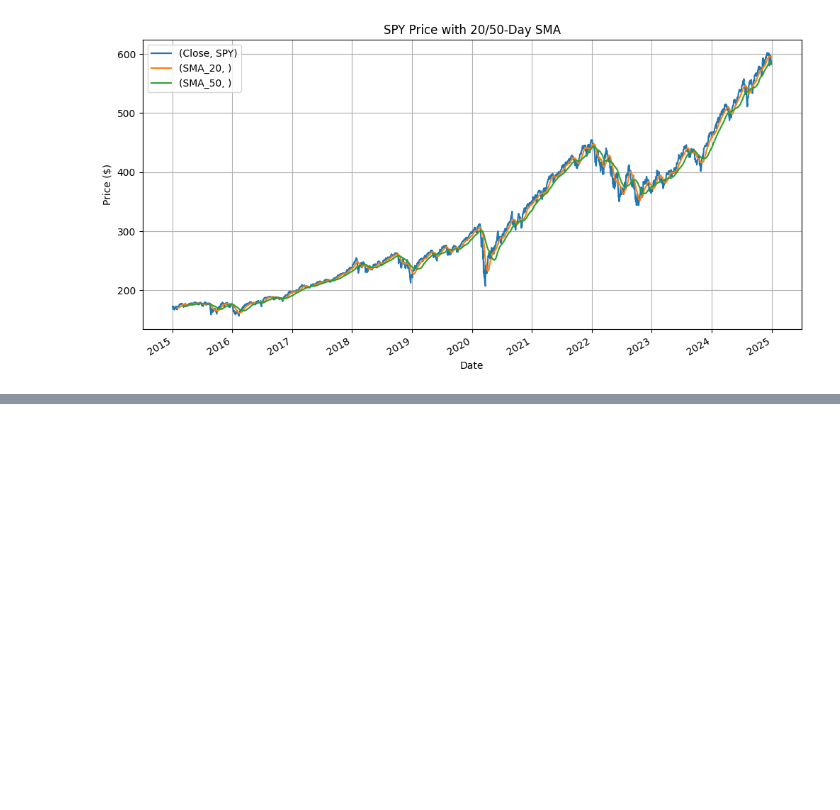
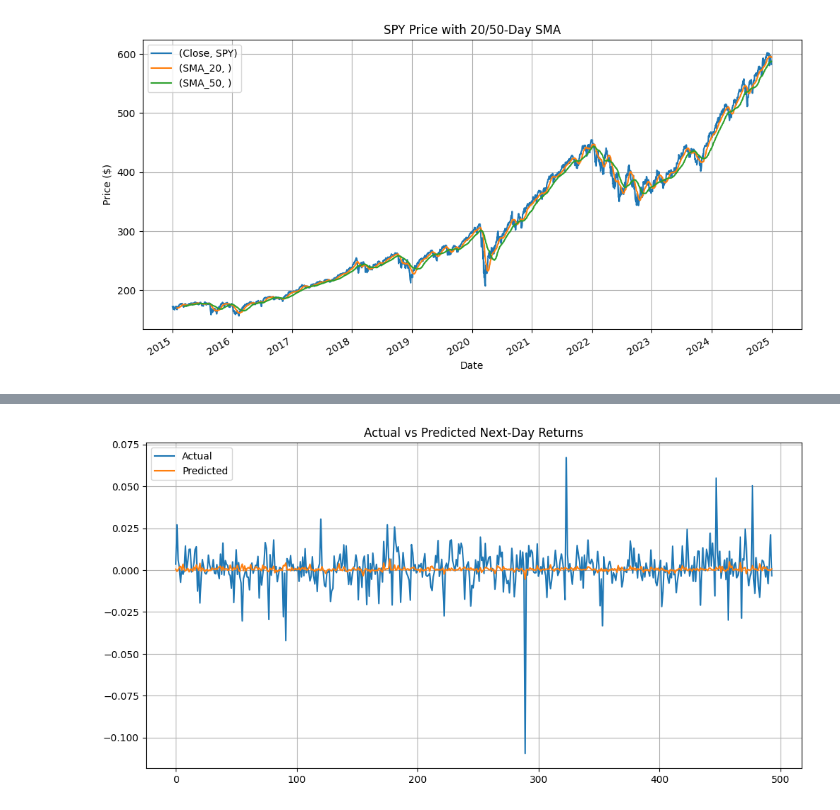
Before and after one commit to zackSpec/ML, a Jupyter notebook: S&P500.ipynb, the cells around one changed output, grey strips where cells are left out. Drawn from its saved outputs; the diff is of its cells as text; code cells hidden in the pictures; blank space fills up the shorter version.

```diff
--- a/S&P500.ipynb
+++ b/S&P500.ipynb
@@ -78,0 +86,8 @@ plt.show()
+# %%
+X = SPY[['Open', 'High', 'Low', 'Close', 'Volume']]
+y = SPY['Target']
+# %%
+X_train, X_test, y_train, y_test = train_test_split(X, y, test_size=0.2, random_state=42)
+# %%
+lm = LinearRegression()
+lm.fit(X_train, y_train)
@@ -78,0 +96,2 @@ plt.show()
+# %%
+y_pred = lm.predict(X_test)
@@ -78,0 +112,10 @@ plt.show()
+# %%
+plt.figure(figsize=(12,6))
+plt.plot(y_test.values, label='Actual')
+plt.plot(y_pred, label='Predicted')
+plt.title("Actual vs Predicted Next-Day Returns")
+plt.legend()
+plt.grid(True)
+plt.show()
+# %% [output]
+[figure, added]
```
Also changed, not shown: parts of 8 cells of this notebook.
